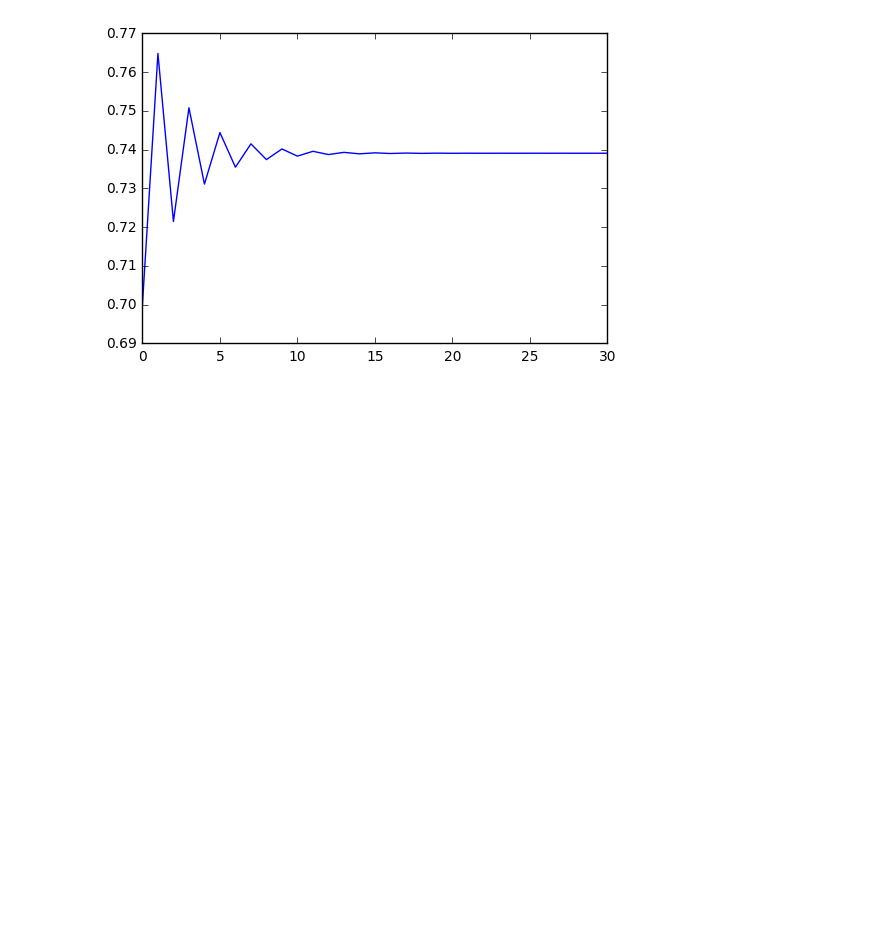
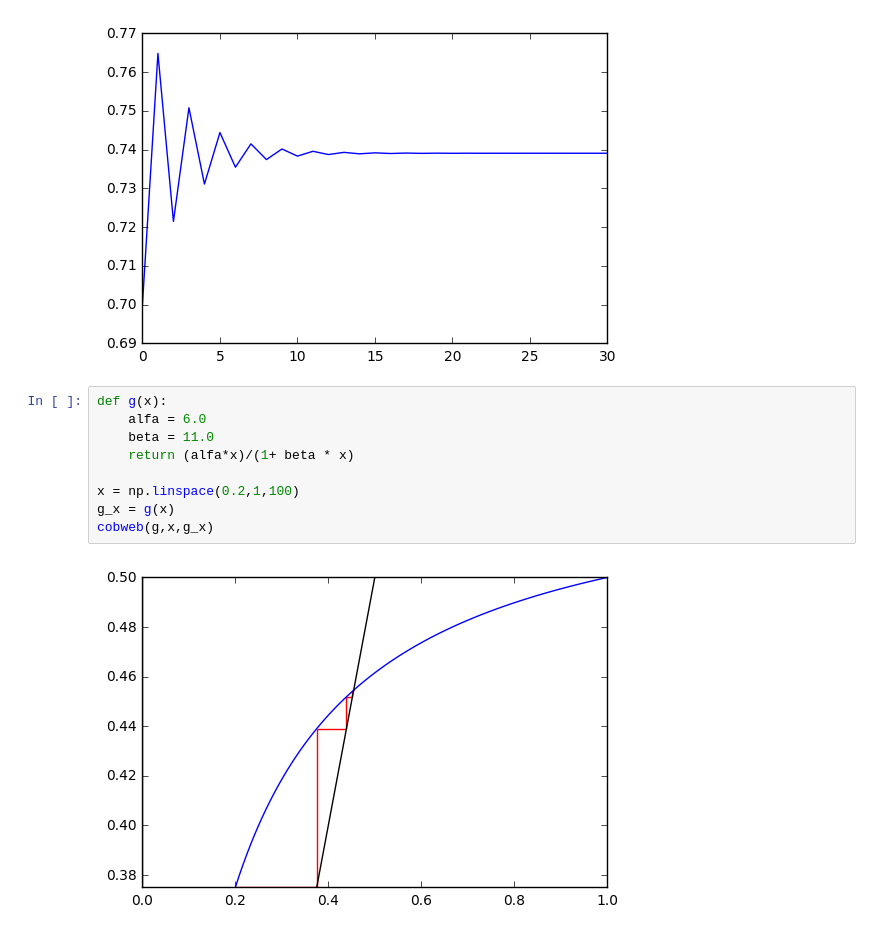
Before and after one commit to rgarcia-herrera/sistemas-dinamicos, a Jupyter notebook: Puntos fijos.ipynb, the cells around one changed output. Drawn from its saved outputs; the diff is of its cells as text; blank space fills up the shorter version.

```diff
--- a/Puntos fijos.ipynb
+++ b/Puntos fijos.ipynb
@@ -74,3 +74,14 @@ x[-5:]
  0.73908554041311014,
  0.73908485892166231]
 [figure]
+# %%
+def g(x):
+    alfa = 6.0
+    beta = 11.0
+    return (alfa*x)/(1+ beta * x)
+
+x = np.linspace(0.2,1,100)
+g_x = g(x)
+cobweb(g,x,g_x)
+# %% [output]
+[figure, added]
```
Also changed, not shown: parts of 1 cell of this notebook.
